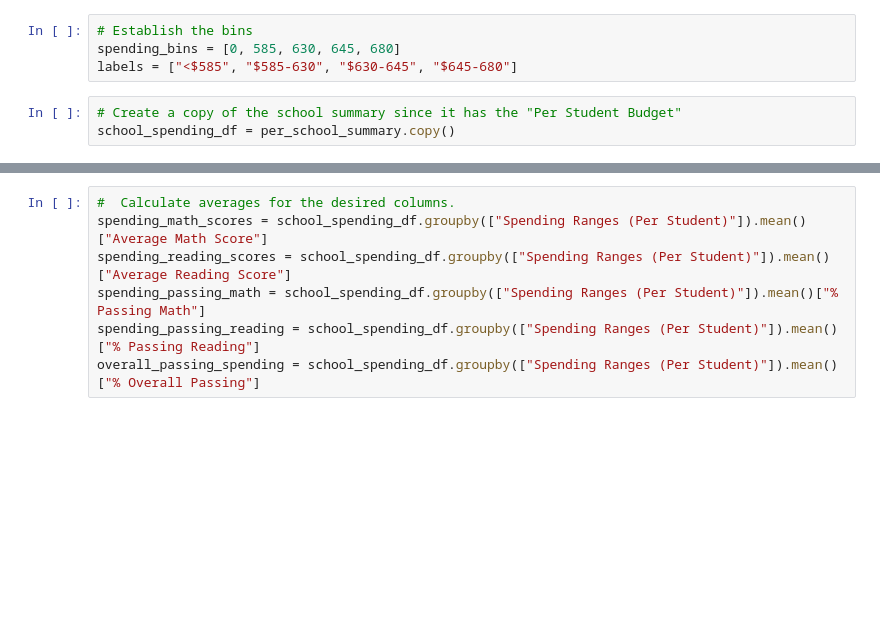
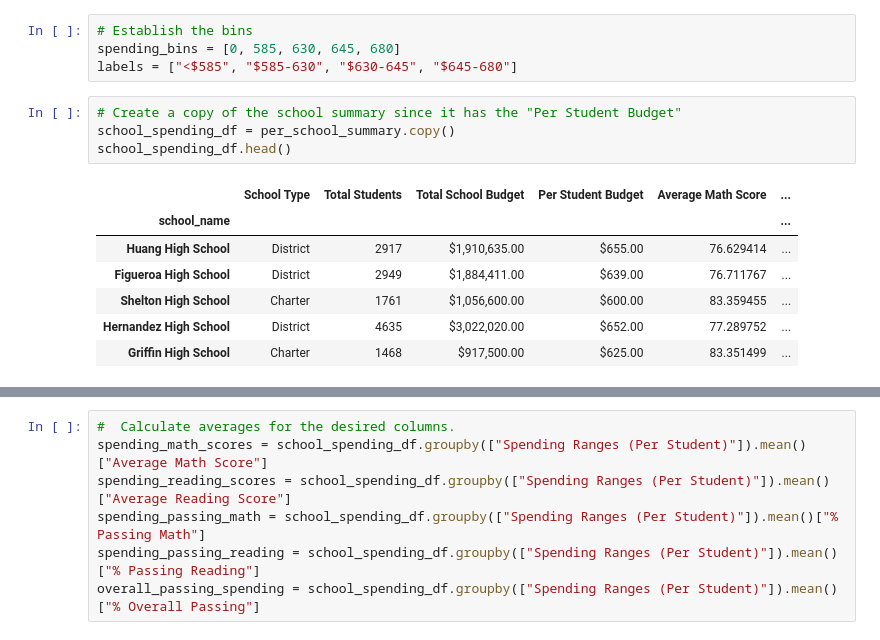
Before and after one commit to kidstonb/pandas-challenge, a Jupyter notebook: PyCitySchools/PyCitySchools_starter.ipynb, the cells around one changed output, grey strips where cells are left out. Drawn from its saved outputs; the diff is of its cells as text; blank space fills up the shorter version.

```diff
--- a/PyCitySchools/PyCitySchools_starter.ipynb
+++ b/PyCitySchools/PyCitySchools_starter.ipynb
@@ -323,5 +323,14 @@ labels = ["<$585", "$585-630", "$630-645", "$645-680"]
 # %%
 # Create a copy of the school summary since it has the "Per Student Budget"
 school_spending_df = per_school_summary.copy()
+school_spending_df.head()
+# %% [output]
+|  | School Type | Total Students | Total School Budget | Per Student Budget | Average Math Score | ... |
+| school_name |  |  |  |  |  | ... |
+| Huang High School | District | 2917 | $1,910,635.00 | $655.00 | 76.629414 | ... |
+| Figueroa High School | District | 2949 | $1,884,411.00 | $639.00 | 76.711767 | ... |
+| Shelton High School | Charter | 1761 | $1,056,600.00 | $600.00 | 83.359455 | ... |
+| Hernandez High School | District | 4635 | $3,022,020.00 | $652.00 | 77.289752 | ... |
+| Griffin High School | Charter | 1468 | $917,500.00 | $625.00 | 83.351499 | ... |
 # %%
 # Use `pd.cut` to categorize spending based on the bins.
```
Also changed, not shown: parts of 7 cells of this notebook.
